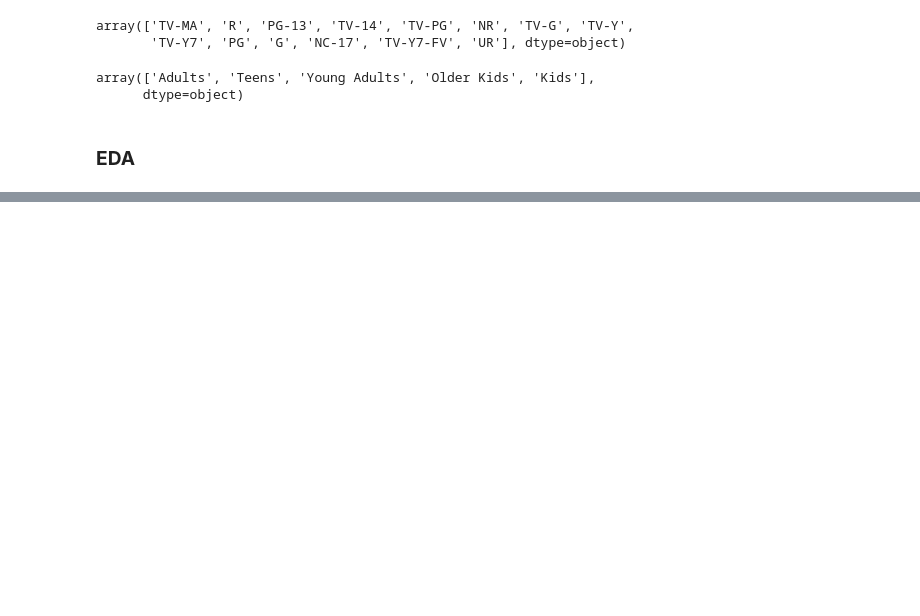
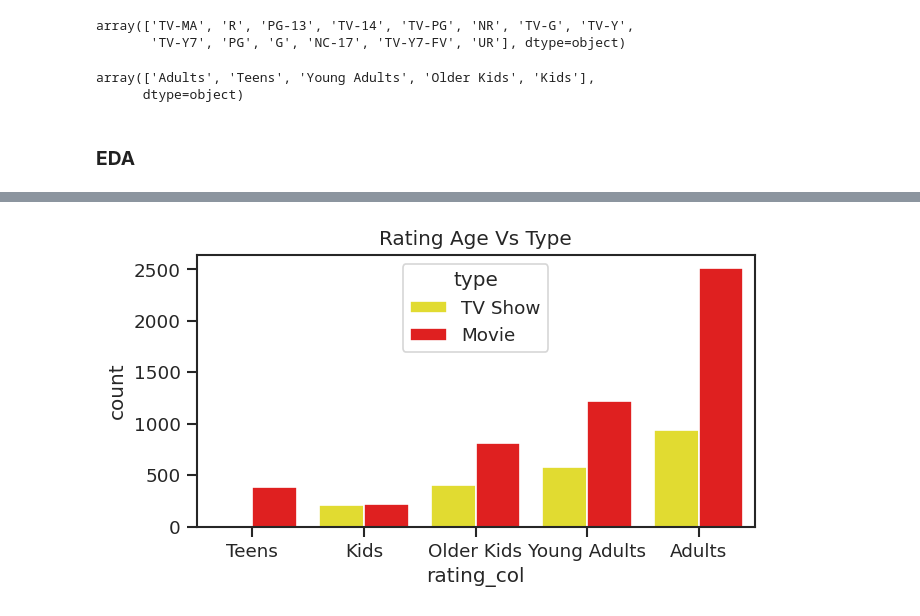
Before and after one commit to Saurabhf/Netflix_Movies_And_TV_Shows_Clustering, a Jupyter notebook: NETFLIX_MOVIES_AND_TV_SHOWS_CLUSTERING.ipynb, the cells around one changed output, grey strips where cells are left out. Cells and saved outputs as stored; diff of their text form; code cells hidden in the pictures; blank space fills up the shorter version.

```diff
--- a/NETFLIX_MOVIES_AND_TV_SHOWS_CLUSTERING.ipynb
+++ b/NETFLIX_MOVIES_AND_TV_SHOWS_CLUSTERING.ipynb
@@ -277,0 +280,8 @@ plt.show()
+# %%
+sns.set_style("ticks")
+order = ['Teens', 'Kids', 'Older Kids', 'Young Adults', 'Adults']
+sns.countplot(x="rating_col", hue = 'type', palette = ['#fff713', '#ff0000'], order = order, data=netflixdf)
+plt.title('Rating Age Vs Type')
+plt.show()
+# %% [output]
+[figure, added]
```
Also changed, not shown: parts of 4 cells of this notebook.
